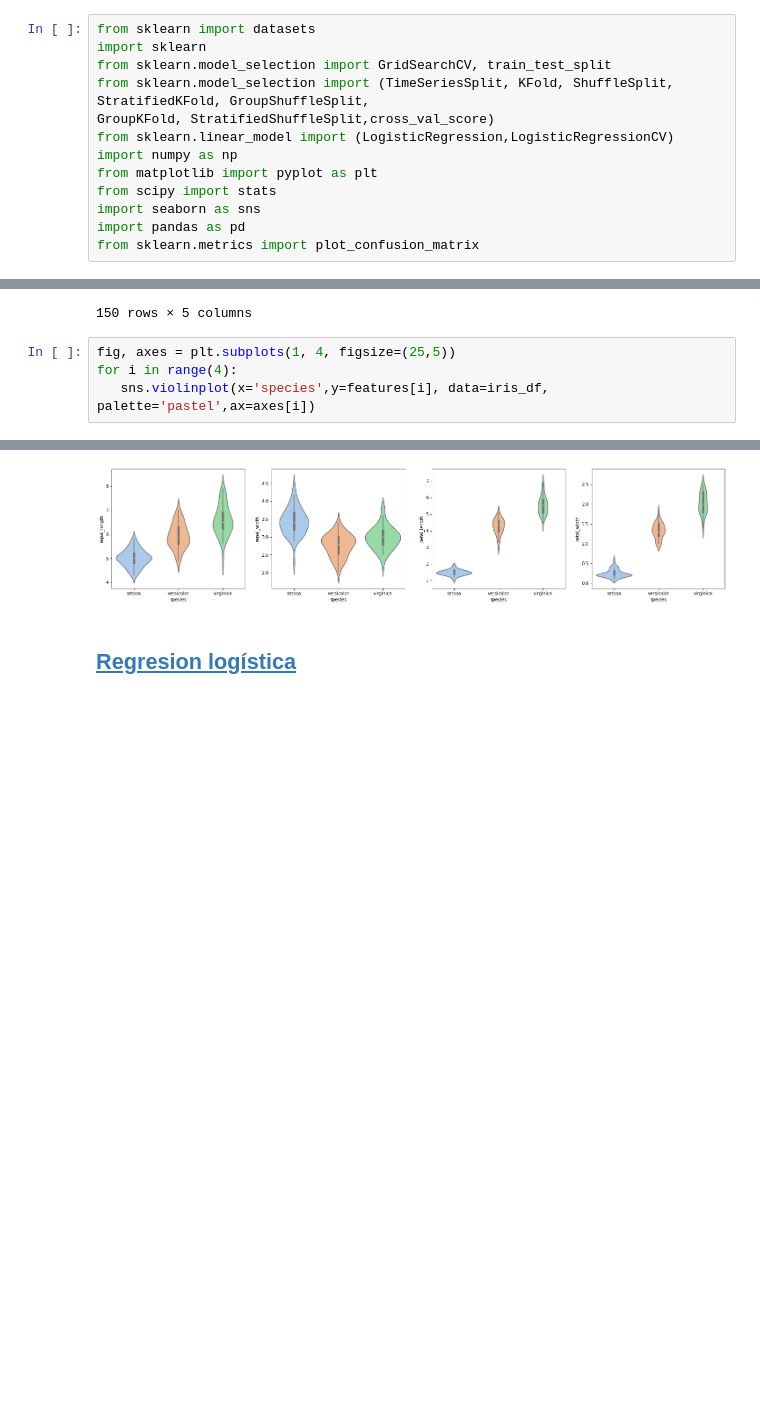
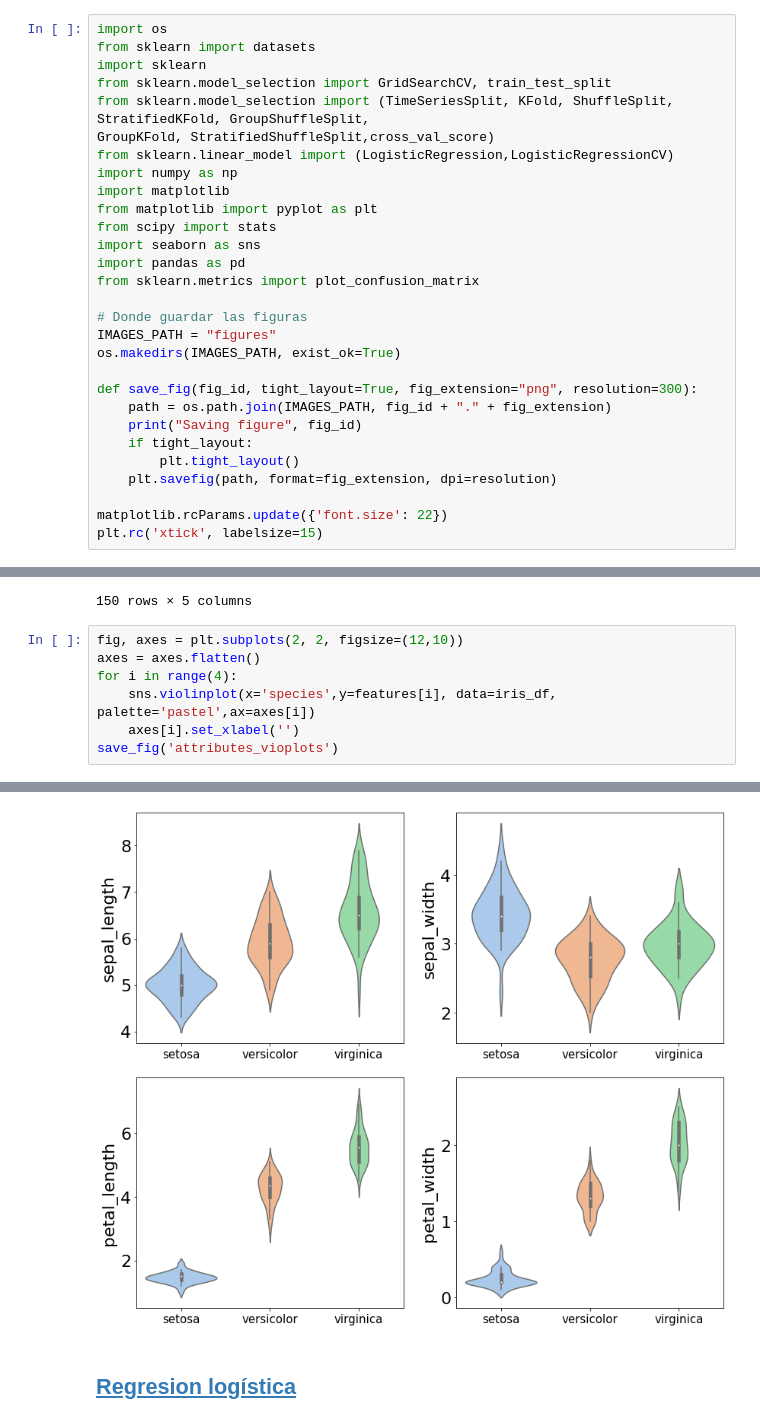
Before and after one commit to kugelblitz1235/TP2--Regression-Logistica, a Jupyter notebook: LogisticRegression_HandsOn.ipynb, the cells around one changed output, grey strips where cells are left out. Drawn from its saved outputs; the diff is of its cells as text; blank space fills up the shorter version.

Commit message:
gilada violin plot

```diff
--- a/LogisticRegression_HandsOn.ipynb
+++ b/LogisticRegression_HandsOn.ipynb
@@ -16,6 +16,7 @@ $$\sigma (t) = \frac{1}{1+ \mathrm{e}^{-t}}$$
 # %% [markdown]
 Una vez que el modelo de regresión logística estimó la probabilidad de $\hat{p}$
 # %%
+import os
 from sklearn import datasets
 import sklearn
 from sklearn.model_selection import GridSearchCV, train_test_split
@@ -24,11 +25,26 @@ StratifiedKFold, GroupShuffleSplit,
 GroupKFold, StratifiedShuffleSplit,cross_val_score)
 from sklearn.linear_model import (LogisticRegression,LogisticRegressionCV)
 import numpy as np
+import matplotlib
 from matplotlib import pyplot as plt
 from scipy import stats
 import seaborn as sns
 import pandas as pd
 from sklearn.metrics import plot_confusion_matrix
+
+# Donde guardar las figuras
+IMAGES_PATH = "figures"
+os.makedirs(IMAGES_PATH, exist_ok=True)
+
+def save_fig(fig_id, tight_layout=True, fig_extension="png", resolution=300):
+    path = os.path.join(IMAGES_PATH, fig_id + "." + fig_extension)
+    print("Saving figure", fig_id)
+    if tight_layout:
+        plt.tight_layout()
+    plt.savefig(path, format=fig_extension, dpi=resolution)
+
+matplotlib.rcParams.update({'font.size': 22})
+plt.rc('xtick', labelsize=15)
 # %%
 iris = datasets.load_iris()
 list(iris.keys())
@@ -63,7 +79,10 @@ iris_df
 | 149 | 5.9 | 3.0 | 5.1 | 1.8 | virginica |
 150 rows × 5 columns
 # %%
-fig, axes = plt.subplots(1, 4, figsize=(25,5))
+fig, axes = plt.subplots(2, 2, figsize=(12,10))
+axes = axes.flatten()
 for i in range(4):
-   sns.violinplot(x='species',y=features[i], data=iris_df, palette='pastel',ax=axes[i])
+    sns.violinplot(x='species',y=features[i], data=iris_df, palette='pastel',ax=axes[i])
+    axes[i].set_xlabel('')
+save_fig('attributes_vioplots')
 # %% [output]
@@ -70,4 +90,4 @@ for i in range(4):
-[figure, old version]
+[figure, new version]
 # %% [markdown]
 ## [**Regresion logística**](https://scikit-learn.org/stable/modules/generated/sklearn.linear_model.LogisticRegression.html)
 # %%
```
Also changed, not shown: parts of 1 cell of this notebook, 1 other file.
